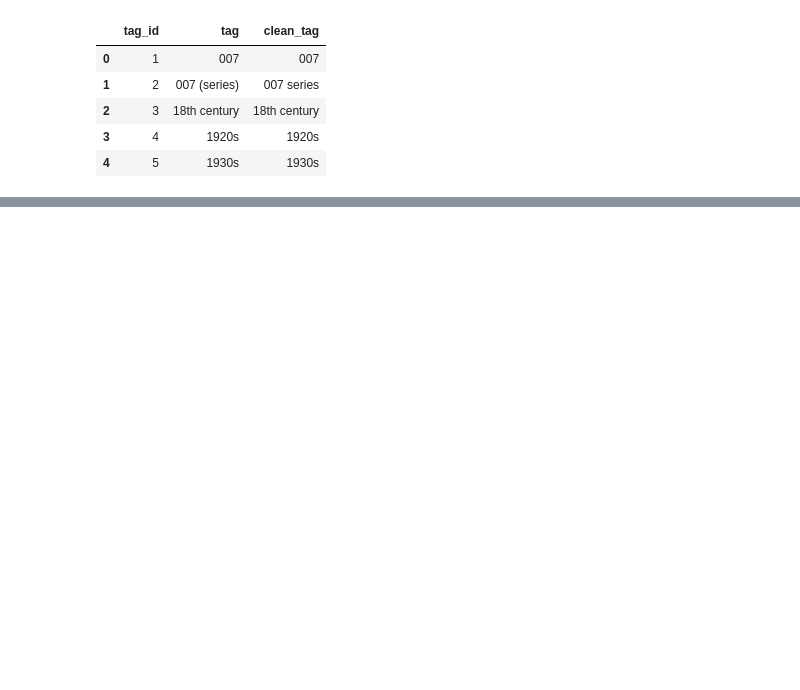
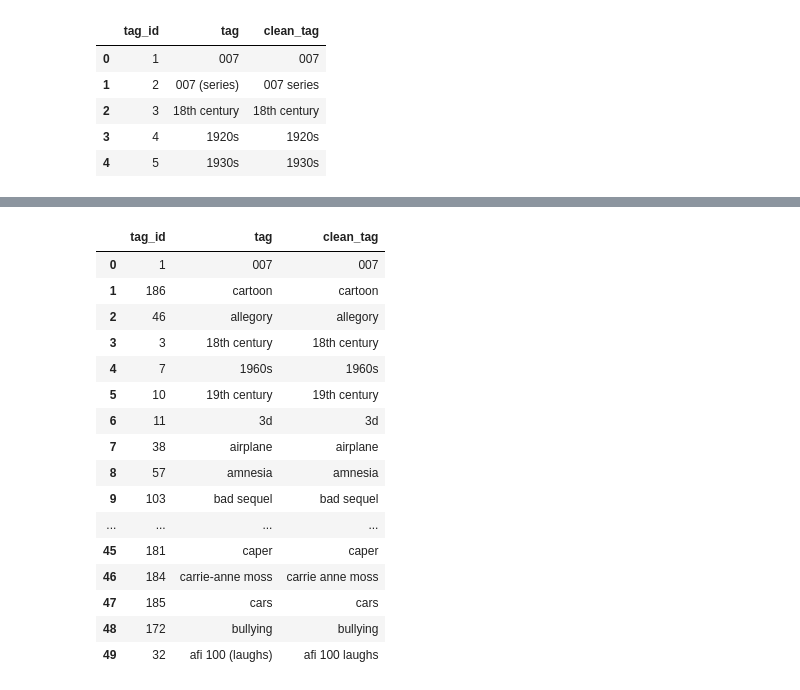
Before and after one commit to AntoinePELAMOURGUES/mlops_reco_movies, a Jupyter notebook: notebooks/5_pretraitement_genome_tags.ipynb, the cells around one changed output, grey strips where cells are left out. Saved outputs shown, nothing was run; the diff lists cells and outputs as text; code cells hidden in the pictures; blank space fills up the shorter version.

```diff
--- a/notebooks/5_pretraitement_genome_tags.ipynb
+++ b/notebooks/5_pretraitement_genome_tags.ipynb
@@ -85,0 +109,23 @@ df.head()
+# %%
+vectorizer = TfidfVectorizer(min_df=2)
+tfidf_matrix = vectorizer.fit_transform(df["clean_tag"])
+df = df.iloc[list(vectorizer.vocabulary_.values())].reset_index(drop=True)
+df.head(50)
+# %% [output]
+|  | tag_id | tag | clean_tag |
+| 0 | 1 | 007 | 007 |
+| 1 | 186 | cartoon | cartoon |
+| 2 | 46 | allegory | allegory |
+| 3 | 3 | 18th century | 18th century |
+| 4 | 7 | 1960s | 1960s |
+| 5 | 10 | 19th century | 19th century |
+| 6 | 11 | 3d | 3d |
+| 7 | 38 | airplane | airplane |
+| 8 | 57 | amnesia | amnesia |
+| 9 | 103 | bad sequel | bad sequel |
+| ... | ... | ... | ... |
+| 45 | 181 | caper | caper |
+| 46 | 184 | carrie-anne moss | carrie anne moss |
+| 47 | 185 | cars | cars |
+| 48 | 172 | bullying | bullying |
+| 49 | 32 | afi 100 (laughs) | afi 100 laughs |
```
Also changed, not shown: parts of 11 cells of this notebook, 4 other files.
